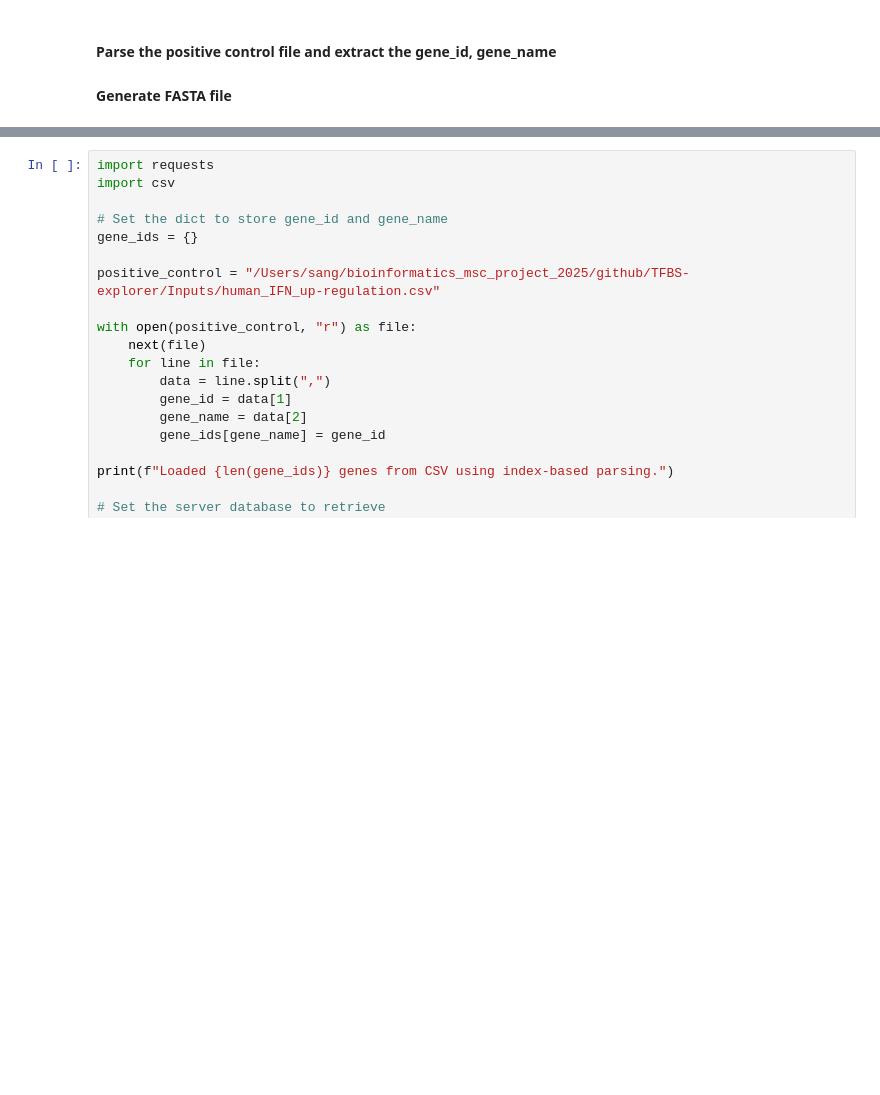
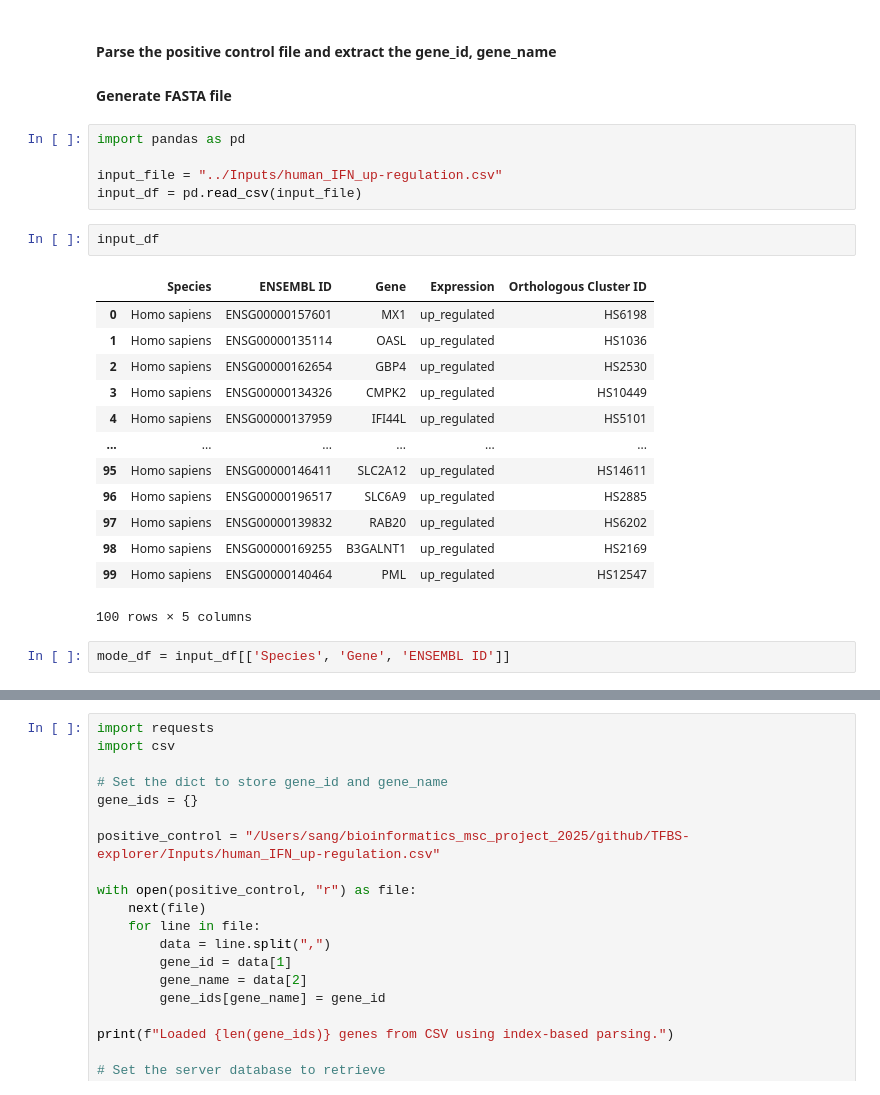
Before and after one commit to Emily3005250/TFBS-explorer, a Jupyter notebook: scripts/TFBS_explorer_human.ipynb, the cells around one changed output, grey strips where cells are left out. Cells and saved outputs as stored; diff of their text form; blank space fills up the shorter version.

```diff
--- a/scripts/TFBS_explorer_human.ipynb
+++ b/scripts/TFBS_explorer_human.ipynb
@@ -5,3 +5,26 @@
 # %% [markdown]
 #### Parse the positive control file and extract the gene_id, gene_name
 #### Generate FASTA file
+# %%
+import pandas as pd
+
+input_file = "../Inputs/human_IFN_up-regulation.csv"
+input_df = pd.read_csv(input_file)
+# %%
+input_df
+# %% [output]
+|  | Species | ENSEMBL ID | Gene | Expression | Orthologous Cluster ID |
+| 0 | Homo sapiens | ENSG00000157601 | MX1 | up_regulated | HS6198 |
+| 1 | Homo sapiens | ENSG00000135114 | OASL | up_regulated | HS1036 |
+| 2 | Homo sapiens | ENSG00000162654 | GBP4 | up_regulated | HS2530 |
+| 3 | Homo sapiens | ENSG00000134326 | CMPK2 | up_regulated | HS10449 |
+| 4 | Homo sapiens | ENSG00000137959 | IFI44L | up_regulated | HS5101 |
+| ... | ... | ... | ... | ... | ... |
+| 95 | Homo sapiens | ENSG00000146411 | SLC2A12 | up_regulated | HS14611 |
+| 96 | Homo sapiens | ENSG00000196517 | SLC6A9 | up_regulated | HS2885 |
+| 97 | Homo sapiens | ENSG00000139832 | RAB20 | up_regulated | HS6202 |
+| 98 | Homo sapiens | ENSG00000169255 | B3GALNT1 | up_regulated | HS2169 |
+| 99 | Homo sapiens | ENSG00000140464 | PML | up_regulated | HS12547 |
+100 rows × 5 columns
+# %%
+mode_df = input_df[['Species', 'Gene', 'ENSEMBL ID']]
```
Also changed, not shown: parts of 7 cells of this notebook, 7 other files.
